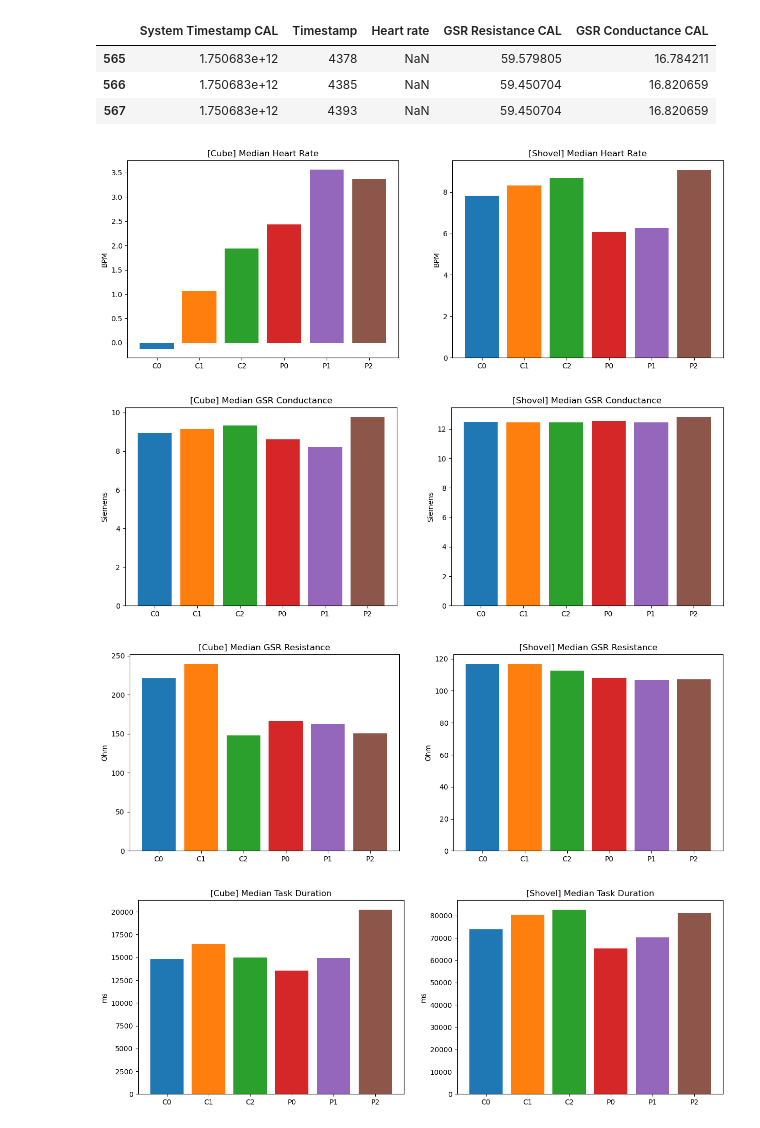
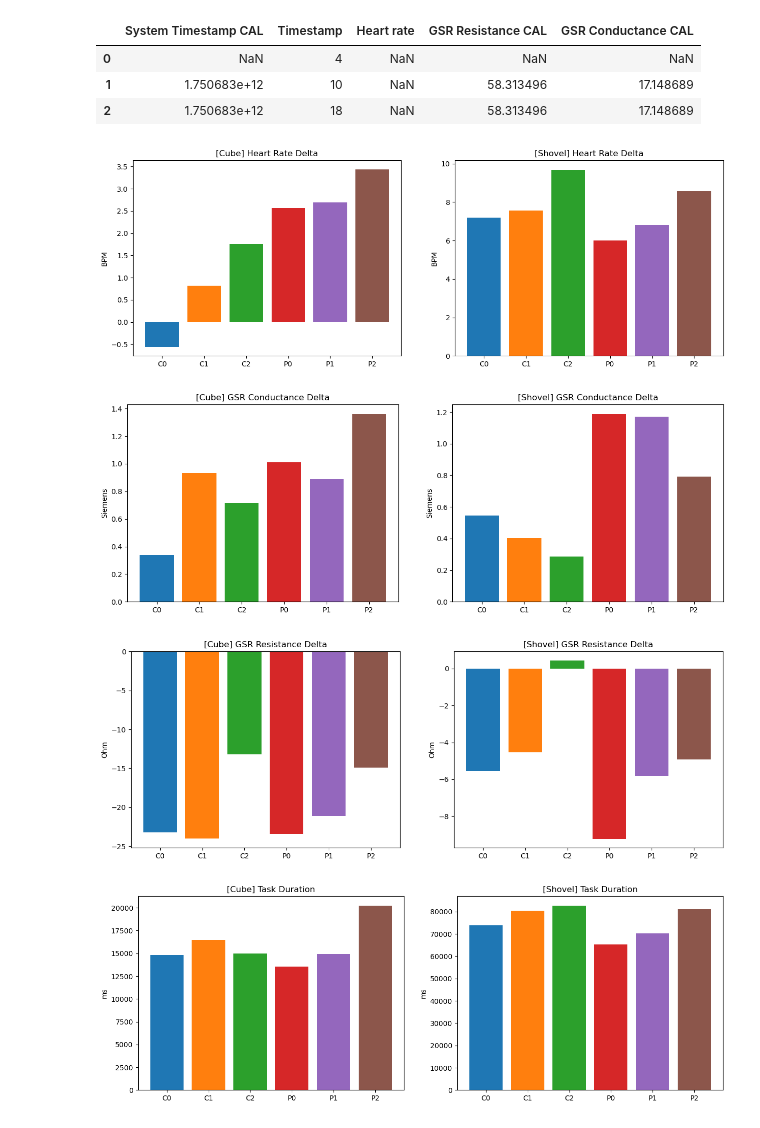
Before and after one commit to EliDll/phw-eval, a Jupyter notebook: data_eval.ipynb, the cells around one changed output. Drawn from its saved outputs; the diff is of its cells as text; code cells hidden in the pictures.

Commit message:
experiment with baseline deltas

```diff
--- a/data_eval.ipynb
+++ b/data_eval.ipynb
@@ -85,7 +85,7 @@ def get_condition(p, e, c):
         )
 
     return {
-        imot: task_imot,
+        imot: imot_raw,
         unity: unity_raw,
         start_ts: task_start_ts,
         end_ts: task_end_ts,
@@ -124,16 +128,29 @@ data = list(map(lambda x: get_participant(x), cohort))
 data[2][shovel][c_0][imot].head(3)
 # %% [output]
 |  | System Timestamp CAL | Timestamp | Heart rate | GSR Resistance CAL | GSR Conductance CAL |
-| 565 | 1.750683e+12 | 4378 | NaN | 59.579805 | 16.784211 |
-| 566 | 1.750683e+12 | 4385 | NaN | 59.450704 | 16.820659 |
-| 567 | 1.750683e+12 | 4393 | NaN | 59.450704 | 16.820659 |
+| 0 | NaN | 4 | NaN | NaN | NaN |
+| 1 | 1.750683e+12 | 10 | NaN | 58.313496 | 17.148689 |
+| 2 | 1.750683e+12 | 18 | NaN | 58.313496 | 17.148689 |
 # %%
 max_z_score = 3
 
-def single_median(df, key):
+def remove_outliers(df, key):
     cleaned = df.dropna(subset = key)
     smoothed = cleaned[np.abs(stats.zscore(cleaned[key])) < max_z_score]
-    return smoothed[key].median()
+    return smoothed
+
+def single_median(df, key):
+    return remove_outliers(df, key)[key].median()
+
+def pre_mean_delta(p, key):
+    start = p[start_ts]
+    end = p[end_ts]
+
+    pre = trim_imot(p[imot], min_ts = start - baseline_ms, max_ts = start)
+    #post = trim_imot(p[imot], min_ts = end, max_ts = end + baseline_ms)
+    total = trim_imot(p[imot], min_ts = start - baseline_ms, max_ts = end + baseline_ms)
+
+    return (remove_outliers(total, key)[key].median() - remove_outliers(pre, key)[key].median())
 
 def plot_experiments(cube_values, shovel_values, title, ylabel):
     fig, axs = plt.subplots(1, 2, figsize=(15, 5))
@@ -159,25 +176,27 @@ def plot_experiments(cube_values, shovel_values, title, ylabel):
 # %%
 def agg_hr(data, e, c):
     participants = list(map(lambda x: x[e][c], data))
-    single_values = list(map(lambda x: single_median(x[imot], hr_key) - x[rhr], participants))
+    single_values = list(map(lambda x: pre_mean_delta(x, hr_key), participants))
     return np.mean(single_values)
 
 labels = conditions
 cube_values = list(map(lambda x: agg_hr(data, cube, x), conditions))
 shovel_values = list(map(lambda x: agg_hr(data, shovel, x), conditions))
 
+
+
 plot_experiments(
     cube_values= cube_values,
     shovel_values= shovel_values,
-    title= 'Median Heart Rate',
+    title= 'Heart Rate Delta',
     ylabel= 'BPM'
     )
 # %% [output]
-[figure, old version]
+[figure, new version]
 # %%
 def agg_gsc(data, e, c):
-    dfs = list(map(lambda x: x[e][c][imot], data))
-    single_values = list(map(lambda x: single_median(x, gsc_key), dfs))
+    participants = list(map(lambda x: x[e][c], data))
+    single_values = list(map(lambda x: pre_mean_delta(x, gsc_key), participants))
     return np.mean(single_values)
 
 cube_values = list(map(lambda x: agg_gsc(data, cube, x), conditions))
@@ -186,28 +205,28 @@ shovel_values = list(map(lambda x: agg_gsc(data, shovel, x), conditions))
 plot_experiments(
     cube_values= cube_values,
     shovel_values= shovel_values,
-    title= 'Median GSR Conductance',
+    title= 'GSR Conductance Delta',
     ylabel= 'Siemens'
     )
 # %% [output]
-[figure, old version]
+[figure, new version]
 # %%
 def agg_gsr(data, e, c):
-    dfs = list(map(lambda x: x[e][c][imot], data))
-    single_values = list(map(lambda x: single_median(x, gsr_key), dfs))
+    participants = list(map(lambda x: x[e][c], data))
+    single_values = list(map(lambda x: pre_mean_delta(x, gsr_key), participants))
     return np.mean(single_values)
 
 cube_values = list(map(lambda x: agg_gsr(data, cube, x), conditions))
 shovel_values = list(map(lambda x: agg_gsr(data, shovel, x), conditions))
 
 plot_experiments(
     cube_values= cube_values,
     shovel_values= shovel_values,
-    title= 'Median GSR Resistance',
+    title= 'GSR Resistance Delta',
     ylabel= 'Ohm'
     )
 # %% [output]
-[figure, old version]
+[figure, new version]
 # %%
 def single_duration(p):
     return p[end_ts] - p[start_ts]
@@ -223,8 +242,8 @@ shovel_values = list(map(lambda x: agg_duration(data, shovel, x), conditions))
 plot_experiments(
     cube_values= cube_values,
     shovel_values= shovel_values,
-    title= 'Median Task Duration',
+    title= 'Task Duration',
     ylabel= 'ms'
     )
 # %% [output]
-[figure, old version]
+[figure, new version]
```
Also changed, not shown: parts of 1 cell of this notebook.
